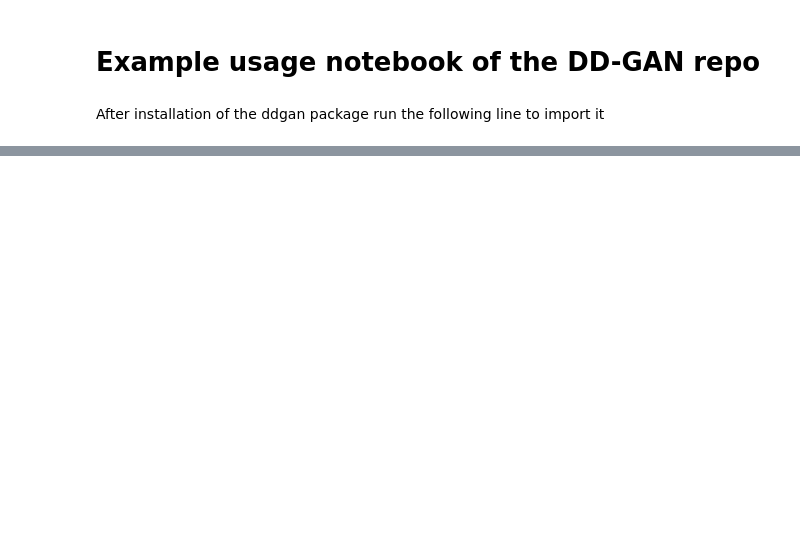
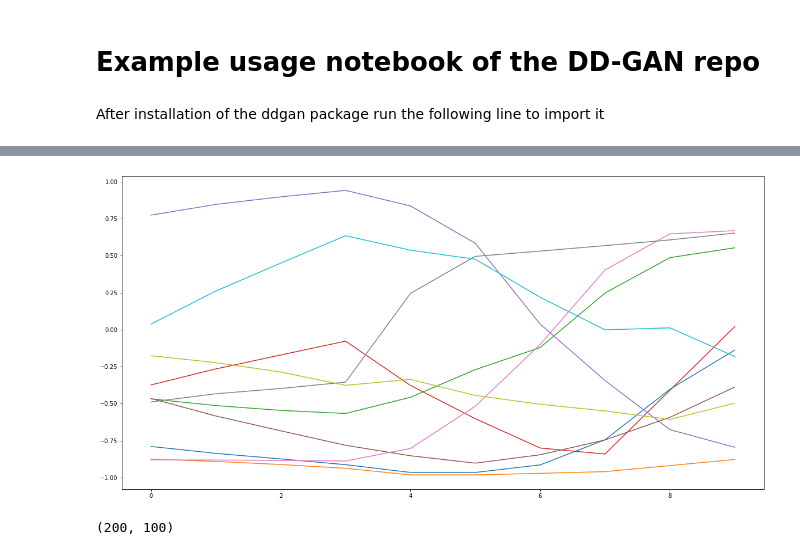
Before and after one commit to JTomasson20/DD-GAN, a Jupyter notebook: examples/usage_example.ipynb, the cells around one changed output, grey strips where cells are left out. Saved outputs shown, nothing was run; the diff lists cells and outputs as text; code cells hidden in the pictures; blank space fills up the shorter version.

```diff
--- a/examples/usage_example.ipynb
+++ b/examples/usage_example.ipynb
@@ -58,13 +63,12 @@ min and max of col,  4  of csv_data: -1.0 1.0
 # %%
-nsteps = 5
 t_begin = 0
-t_end = nTrain - nsteps + 1
-training_data = np.zeros((t_end, nPOD * nsteps), dtype=np.float32) # nTrain by nsteps*nPOD # 'float32' or np.float32
+t_end = nTrain - gan.nsteps + 1
+training_data = np.zeros((t_end, nPOD * gan.nsteps), dtype=np.float32) # nTrain by nsteps*nPOD # 'float32' or np.float32
 
-input_to_GAN = tf.random.normal([training_data.shape[0], ndims_latent_input])
+input_to_GAN = tf.random.normal([training_data.shape[0], gan.ndims])
 input_to_GAN = input_to_GAN.numpy()
 
-for step in range(nsteps):
+for step in range(gan.nsteps):
     training_data[:,step*nPOD:(step+1)*nPOD] = csv_data[t_begin+step : t_end+step,:]
 print('Shape of training data for the GAN', training_data.shape, training_data.dtype)
 # %% [output]
@@ -72,6 +76,6 @@ Shape of training data for the GAN (200, 25) float32
 # %%
 t0 = time.time()
-gan.learn_hypersurface_from_POD_coeffs(nPOD, input_to_GAN, training_data, ndims_latent_input)
+gan.learn_hypersurface_from_POD_coeffs(nPOD, input_to_GAN, training_data, gan.ndims)
 t_train = time.time() - t0
 # %% [output]
 beginning training
@@ -93,19 +97,18 @@ gen loss:  -0.5862078 d loss:  1.1039604 w_loss:  0.6844446
 ending training
 # %%
-nLatent = ndims_latent_input
-
 kwargs_opt = {
     "start_from" : 100,
     "nPOD" : nPOD,
-    "nLatent" : nLatent,
-    "npredictions" : 20,
-    "iterations" : 20,
-    "optimizer_epochs" : 5000,
+    "nLatent" : gan.ndims,
+    "npredictions" : 10,
+    "iterations" : 400,
+    "optimizer_epochs" : 500,
     "gan" : gan
 }
 
 optimizer = Optimize(**kwargs_opt)
-flds = optimizer.predict(training_data, scaling=scaling)
+#flds = optimizer.predict(training_data, scaling=scaling)
+flds = optimizer.predict(training_data, scaling=None)
 # %% [output]
 Time step:       0
 Optimizer epoch:         0
@@ -147,0 +157,10 @@ NameError: name 'flds' is not defined
+# %%
+fig, ax = plt.subplots(1,1, figsize=[20,10])
+ax.plot(flds[-10:,:])
+plt.show()
+# %% [output]
+[figure, added]
+# %%
+training_data.shape
+# %% [output]
+(200, 100)
```
Also changed, not shown: parts of 23 cells of this notebook, 47 other files.
